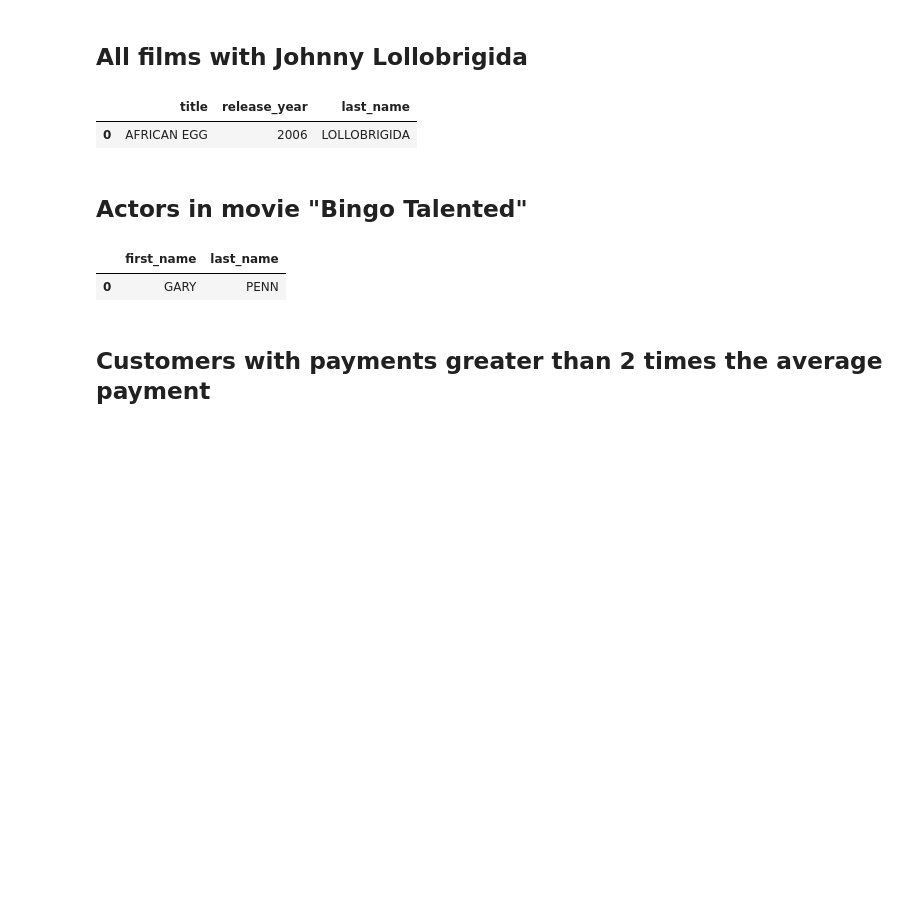
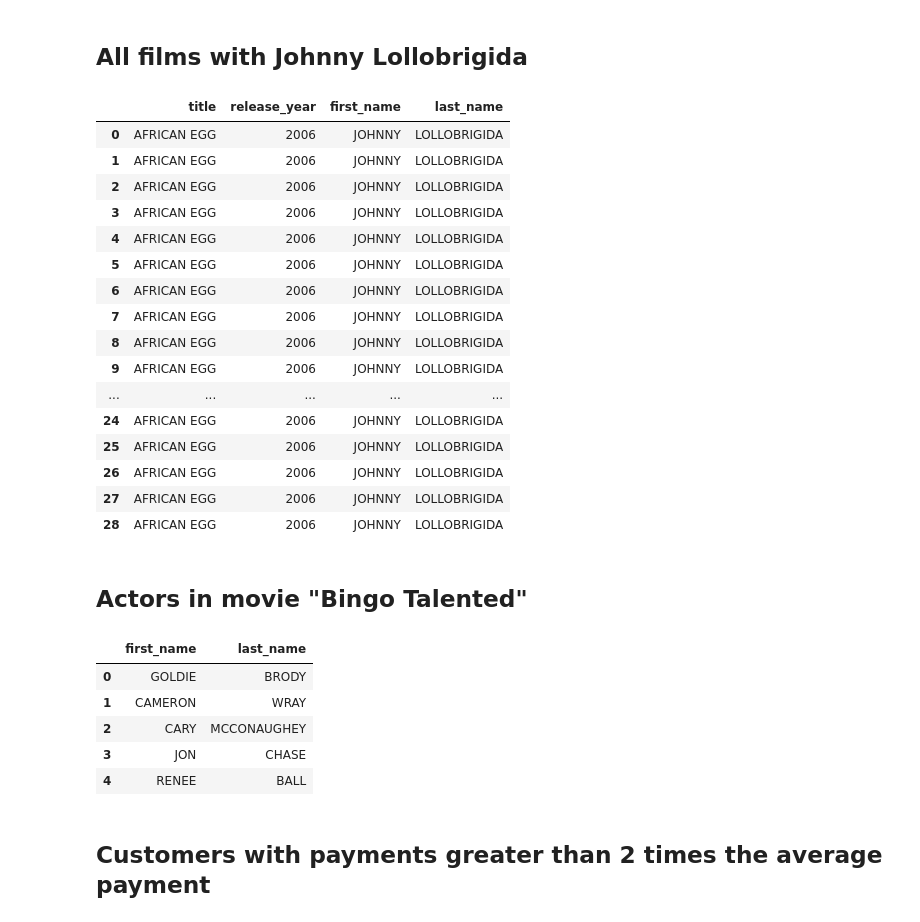
Before and after one commit to bustyAI/Sakila-Core, a Jupyter notebook: Sakila_Core.ipynb, the cells around one changed output. Cells and saved outputs as stored; diff of their text form; code cells hidden in the pictures; blank space fills up the shorter version.

```diff
--- a/Sakila_Core.ipynb
+++ b/Sakila_Core.ipynb
@@ -46,27 +65,49 @@ pd.read_sql(q2, engine)
 # %% [markdown]
 ## All films with Johnny Lollobrigida
 # %%
-q3 = """SELECT f.title, f.release_year, a.last_name
+q3 = """SELECT f.title, f.release_year, a.first_name, a.last_name
         FROM film AS f
-        JOIN actor AS a ON f.film_id = a.actor_id
-        WHERE a.first_name = 'Johnny' AND a.last_name = 'Lollobrigida';"""
+        JOIN film_actor AS fa ON f.film_id = fa.actor_id
+        JOIN actor AS a ON fa.actor_id = a.actor_id
+        WHERE a.first_name = 'Johnny' AND a.last_name = 'Lollobrigida'"""
 
 pd.read_sql(q3, engine)
 # %% [output]
-|  | title | release_year | last_name |
-| 0 | AFRICAN EGG | 2006 | LOLLOBRIGIDA |
+|  | title | release_year | first_name | last_name |
+| 0 | AFRICAN EGG | 2006 | JOHNNY | LOLLOBRIGIDA |
+| 1 | AFRICAN EGG | 2006 | JOHNNY | LOLLOBRIGIDA |
+| 2 | AFRICAN EGG | 2006 | JOHNNY | LOLLOBRIGIDA |
+| 3 | AFRICAN EGG | 2006 | JOHNNY | LOLLOBRIGIDA |
+| 4 | AFRICAN EGG | 2006 | JOHNNY | LOLLOBRIGIDA |
+| 5 | AFRICAN EGG | 2006 | JOHNNY | LOLLOBRIGIDA |
+| 6 | AFRICAN EGG | 2006 | JOHNNY | LOLLOBRIGIDA |
+| 7 | AFRICAN EGG | 2006 | JOHNNY | LOLLOBRIGIDA |
+| 8 | AFRICAN EGG | 2006 | JOHNNY | LOLLOBRIGIDA |
+| 9 | AFRICAN EGG | 2006 | JOHNNY | LOLLOBRIGIDA |
+| ... | ... | ... | ... | ... |
+| 24 | AFRICAN EGG | 2006 | JOHNNY | LOLLOBRIGIDA |
+| 25 | AFRICAN EGG | 2006 | JOHNNY | LOLLOBRIGIDA |
+| 26 | AFRICAN EGG | 2006 | JOHNNY | LOLLOBRIGIDA |
+| 27 | AFRICAN EGG | 2006 | JOHNNY | LOLLOBRIGIDA |
+| 28 | AFRICAN EGG | 2006 | JOHNNY | LOLLOBRIGIDA |
 # %% [markdown]
 ## Actors in movie "Bingo Talented"
 # %%
 q4 = """SELECT a.first_name, a.last_name
         FROM actor AS a
-        JOIN film AS f ON f.film_id = a.actor_id
-        WHERE f.title = 'Bingo Talented';"""
+        JOIN film_actor AS fa ON a.actor_id = fa.actor_id
+        WHERE fa.film_id = (SELECT film_id
+                            FROM film
+                            WHERE film.title = 'Bingo Talented');"""
 
 pd.read_sql(q4, engine)
 # %% [output]
 |  | first_name | last_name |
-| 0 | GARY | PENN |
+| 0 | GOLDIE | BRODY |
+| 1 | CAMERON | WRAY |
+| 2 | CARY | MCCONAUGHEY |
+| 3 | JON | CHASE |
+| 4 | RENEE | BALL |
 # %% [markdown]
 ## Customers with payments greater than 2 times the average payment
 # %%
```
Also changed, not shown: parts of 2 cells of this notebook.
